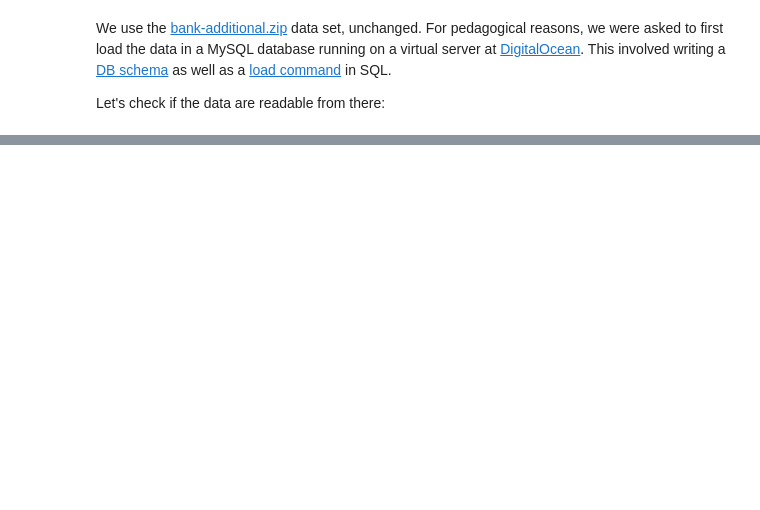
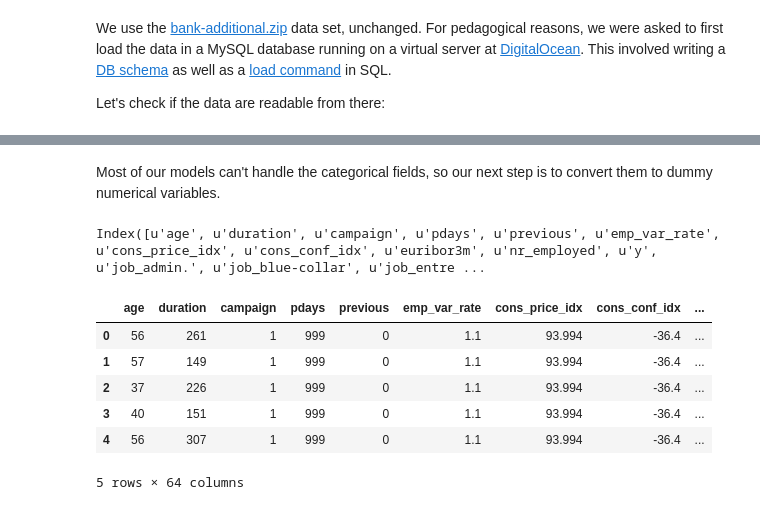
Before and after one commit to fdurant/mcnulty_banking, a Jupyter notebook: project_mcnulty_banking.ipynb, the cells around one changed output, grey strips where cells are left out. Drawn from its saved outputs; the diff is of its cells as text; code cells hidden in the pictures; blank space fills up the shorter version.

```diff
--- a/project_mcnulty_banking.ipynb
+++ b/project_mcnulty_banking.ipynb
@@ -63,0 +88,38 @@ db.close()
+# %% [markdown]
+Most of our models can't handle the categorical fields, so our next step is to convert them to dummy numerical variables.
+# %%
+#movies_with_budget = pd.concat([movies_with_budget, pd.get_dummies(movies_with_budget['Rating'])], axis=1) # We're adding columns, not rows
+import pandas as pd
+import numpy as np
+tmpDF = bankDF.copy()
+tmpDF.y.replace(to_replace=['yes','no'], value=[1,0], inplace=True)
+categoricalField2prefix = {'job':'job',
+                           'marital':'mar',
+                           'education':'ed',
+                           'bank_def':'def',
+                           'housing':'h',
+                           'loan':'loan',
+                           'contact':'cntct',
+                           'contact_month':'cntct',
+                           'day_of_week':'cntct',
+                           'poutcome':'pout',
+                           }
+# Convert all categorical fields in dummy numerical ones
+for (categoricalField, prefix) in categoricalField2prefix.iteritems():
+    tmpDF = pd.concat([tmpDF, pd.get_dummies(tmpDF[categoricalField], prefix=prefix)], axis=1)
+
+# and delete the categorical fields
+for (categoricalField,_) in categoricalField2prefix.iteritems():
+    tmpDF.drop(categoricalField, axis=1, inplace=True)
+bankDF2 = tmpDF.copy()
+print bankDF2.columns
+bankDF2.head()
+# %% [output]
+Index([u'age', u'duration', u'campaign', u'pdays', u'previous', u'emp_var_rate', u'cons_price_idx', u'cons_conf_idx', u'euribor3m', u'nr_employed', u'y', u'job_admin.', u'job_blue-collar', u'job_entre ...
+|  | age | duration | campaign | pdays | previous | emp_var_rate | cons_price_idx | cons_conf_idx | ... |
+| 0 | 56 | 261 | 1 | 999 | 0 | 1.1 | 93.994 | -36.4 | ... |
+| 1 | 57 | 149 | 1 | 999 | 0 | 1.1 | 93.994 | -36.4 | ... |
+| 2 | 37 | 226 | 1 | 999 | 0 | 1.1 | 93.994 | -36.4 | ... |
+| 3 | 40 | 151 | 1 | 999 | 0 | 1.1 | 93.994 | -36.4 | ... |
+| 4 | 56 | 307 | 1 | 999 | 0 | 1.1 | 93.994 | -36.4 | ... |
+5 rows × 64 columns
```
Also changed, not shown: parts of 6 cells of this notebook.
